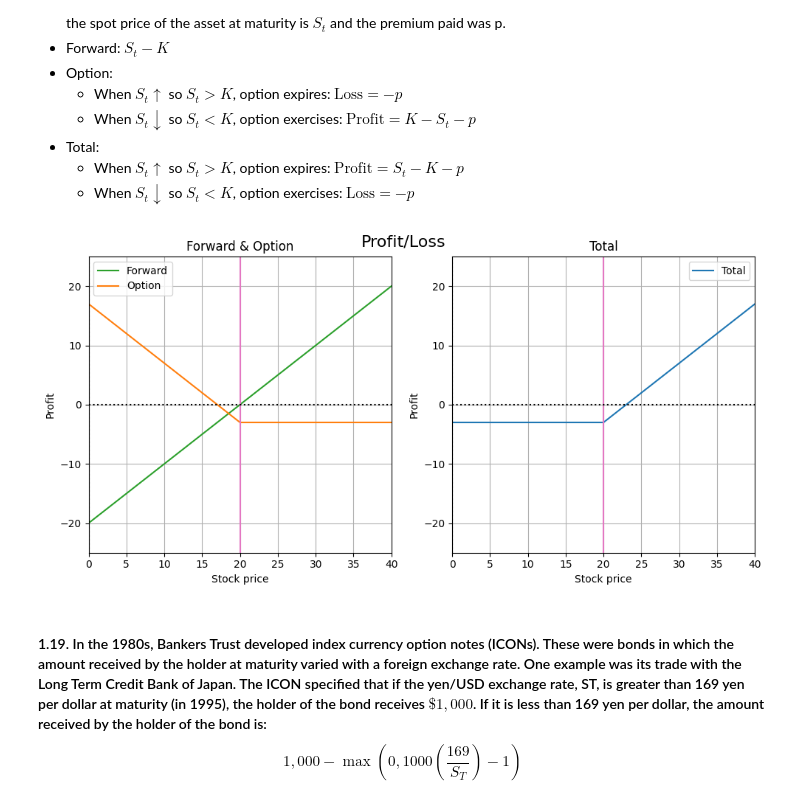
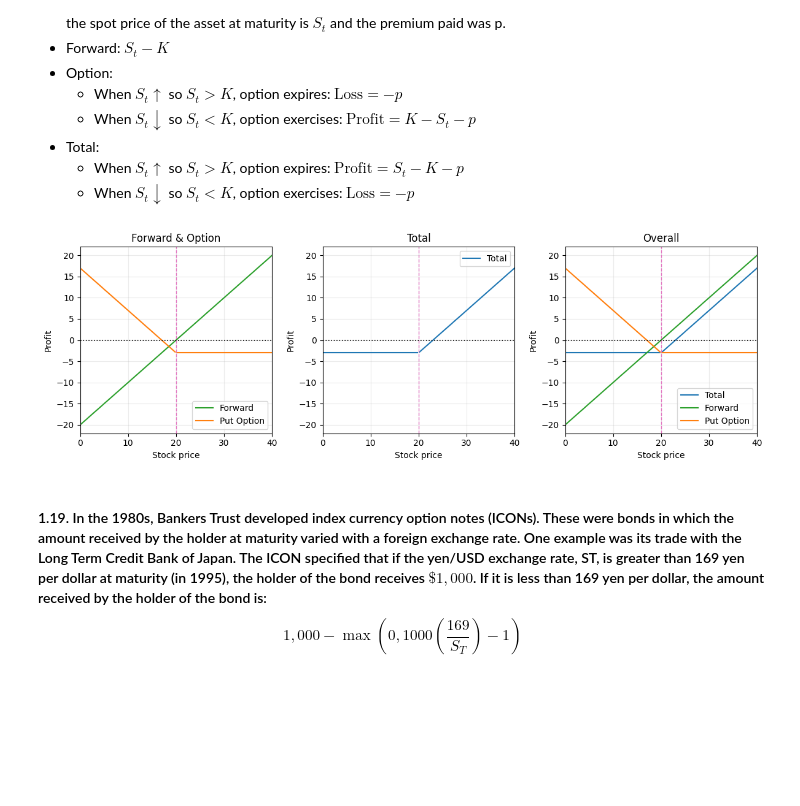
Before and after one commit to SonuKanwar7/reference-solutions, a Jupyter notebook: books/hull-11e/chapter01.ipynb, the cells around one changed output. Cells and saved outputs as stored; diff of their text form; code cells hidden in the pictures; blank space fills up the shorter version.

```diff
--- a/books/hull-11e/chapter01.ipynb
+++ b/books/hull-11e/chapter01.ipynb
@@ -207,35 +241,36 @@ Lets say the spot price of the asset at maturity is $S_t$ and the premium paid w
 # %%
 def q18():
     K = 20
     p = 3
+    S = RangeVar("Stock price", np.linspace(0, K*2, 100))
 
-    config1 = SubplotConfig(
-        lines= [
-            PiecewiseLine(y_func=lambda x: x - K, label="Forward", color="tab:green"),
+    forward = Payoff("Forward", lambda s: s - K, domain=S, color="tab:green")
 
-            HorizontalLine(-p, lambda x: x >= K, "Option", color="tab:orange"),
-            PiecewiseLine(lambda x: K - x - p, lambda x: x < K, color="tab:orange"),
+    option = [
+        Payoff('Put Option', lambda s: s*0 -p, domain=S, mask=lambda s: s >= K, color='tab:orange'),
+        Payoff('', lambda x: K - x - p, domain=S, mask=lambda s: s < K, color='tab:orange')
+    ]
 
-            VerticalLine(x=K, color="tab:pink"),
-        ],
-        title="Forward & Option", x_min=0, x_max=K*2, y_min=-25, y_max=25, xlabel="Stock price", ylabel="Profit"
-    )
+    panel1 = Panel([forward] + option, vlines=[VerticalLine(K, '', 'tab:pink')],
+                   title='Forward & Option', y_min= -22, y_max=22,
+                   xlabel='Stock price', ylabel='Profit')
 
-    config2 = SubplotConfig(
-        lines= [
-            HorizontalLine(-p, lambda x: x <= K, "Total", color="tab:blue"),
-            PiecewiseLine(lambda x: x - K - p, lambda x: x > K, color="tab:blue"),
+    total = [
+        Payoff('Total', lambda s: s*0 -p, domain=S, mask=lambda s: s <= K, color='tab:blue'),
+        Payoff('', lambda s: s - K - p, domain=S, mask=lambda s: s > K, color='tab:blue')
+    ]
 
-            VerticalLine(x=K, color="tab:pink"),
-        ],
-        title="Total", x_min=0, x_max=K*2, y_min=-25, y_max=25, xlabel="Stock price", ylabel="Profit"
-    )
+    panel2 = Panel(total, vlines=[VerticalLine(K, '', 'tab:pink')],
+                   title='Total', y_min= -22, y_max=22,
+                   xlabel='Stock price', ylabel='Profit')
 
-    plot_combined(subplot_configs=[config1, config2], nrows=1, ncols=2, figsize=(10, 5), main_title="Profit/Loss")
+    panel3 = Panel(total + [forward] + option, vlines=[VerticalLine(K, '', 'tab:pink')],
+                   title = 'Overall', y_min=-22, y_max=22, xlabel='Stock price', ylabel='Profit')
+    plot_panels([panel1, panel2, panel3], nrows=1, ncols=3, figsize=(12, 4), main_title='')
 
 q18()
 # %% [output]
-[figure, old version]
+[figure, new version]
 # %% [markdown]
 #### 1.19. In the 1980s, Bankers Trust developed index currency option notes (ICONs). These were bonds in which the amount received by the holder at maturity varied with a foreign exchange rate. One example was its trade with the Long Term Credit Bank of Japan. The ICON specified that if the yen/USD exchange rate, ST, is greater than 169 yen per dollar at maturity (in 1995), the holder of the bond receives $\$1,000$. If it is less than 169 yen per dollar, the amount received by the holder of the bond is: $$1,000 - \max\left(0, 1000\left(\frac{169}{S_T}\right) - 1\right)$$When the exchange rate is below 84.5, nothing is received by the holder at maturity. Show that this ICON is a combination of a regular bond and two options.
 
```
Also changed, not shown: parts of 16 cells of this notebook, 2 other files.
